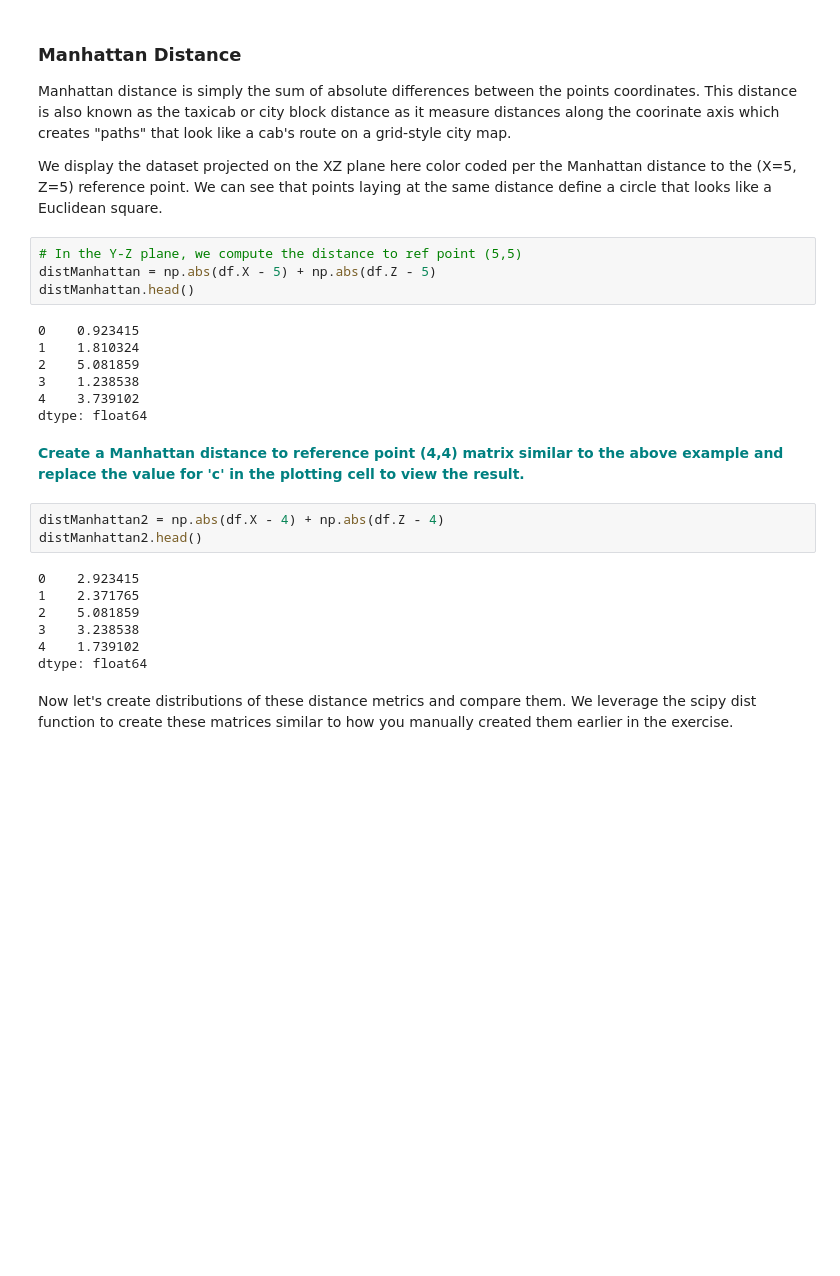
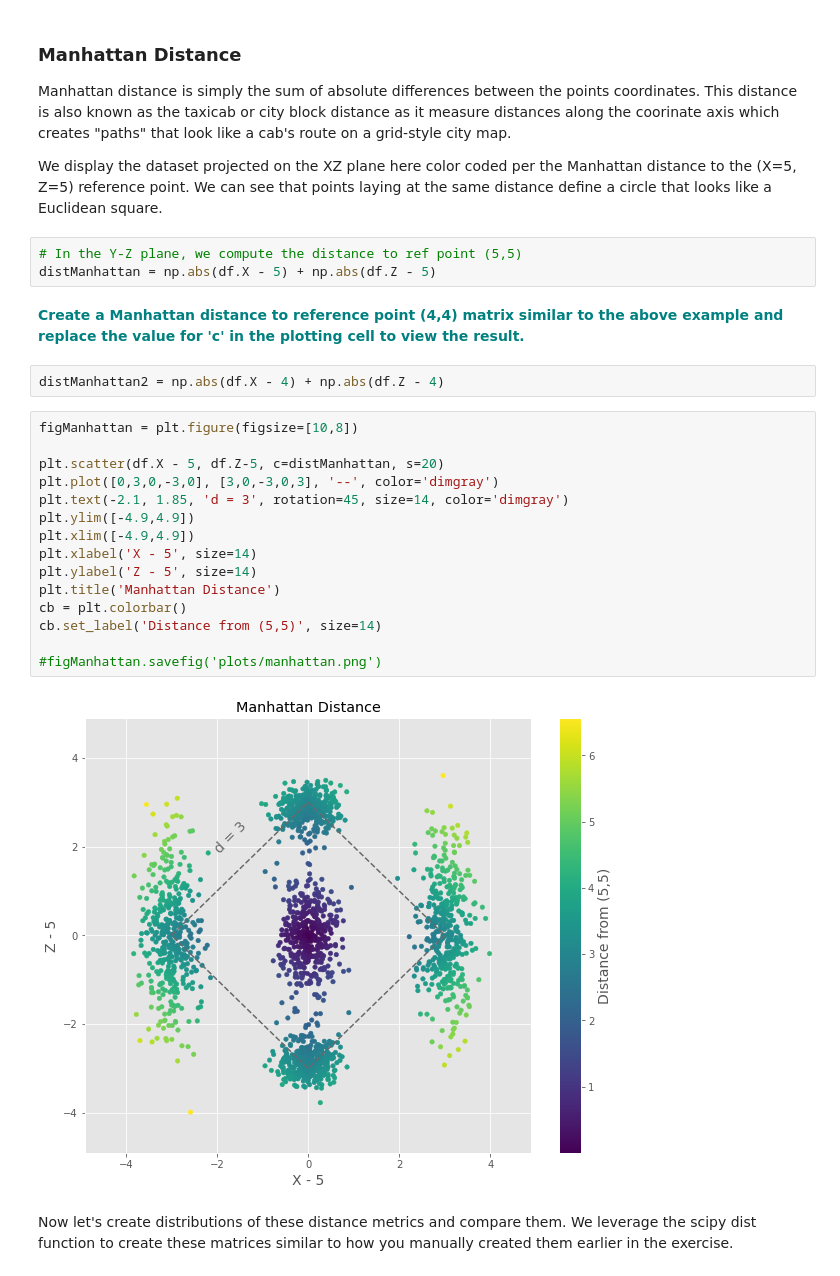
Before and after one commit to FayD21/Springboard-Coursework, a Jupyter notebook: Euclidean-and-Manhattan-Distances-Case-Study/Euclidean_and_Manhattan_Distances_Case_Study.ipynb, the cells around one changed output. Drawn from its saved outputs; the diff is of its cells as text; blank space fills up the shorter version.

```diff
--- a/Euclidean-and-Manhattan-Distances-Case-Study/Euclidean_and_Manhattan_Distances_Case_Study.ipynb
+++ b/Euclidean-and-Manhattan-Distances-Case-Study/Euclidean_and_Manhattan_Distances_Case_Study.ipynb
@@ -77,26 +61,27 @@ We display the dataset projected on the XZ plane here color coded per the Manhat
 # %%
 # In the Y-Z plane, we compute the distance to ref point (5,5)
 distManhattan = np.abs(df.X - 5) + np.abs(df.Z - 5)
-distManhattan.head()
-# %% [output]
-0    0.923415
-1    1.810324
-2    5.081859
-3    1.238538
-4    3.739102
-dtype: float64
 # %% [markdown]
 **<font color='teal'>Create a Manhattan distance to reference point (4,4) matrix similar to the above example and replace the value for 'c' in the plotting cell to view the result.</font>**
 # %%
 distManhattan2 = np.abs(df.X - 4) + np.abs(df.Z - 4)
-distManhattan2.head()
-# %% [output]
-0    2.923415
-1    2.371765
-2    5.081859
-3    3.238538
-4    1.739102
-dtype: float64
+# %%
+figManhattan = plt.figure(figsize=[10,8])
+
+plt.scatter(df.X - 5, df.Z-5, c=distManhattan, s=20)
+plt.plot([0,3,0,-3,0], [3,0,-3,0,3], '--', color='dimgray')
+plt.text(-2.1, 1.85, 'd = 3', rotation=45, size=14, color='dimgray')
+plt.ylim([-4.9,4.9])
+plt.xlim([-4.9,4.9])
+plt.xlabel('X - 5', size=14)
+plt.ylabel('Z - 5', size=14)
+plt.title('Manhattan Distance')
+cb = plt.colorbar()
+cb.set_label('Distance from (5,5)', size=14)
+
+#figManhattan.savefig('plots/manhattan.png')
+# %% [output]
+[figure, added]
 # %% [markdown]
 Now let's create distributions of these distance metrics and compare them. We leverage the scipy dist function to create these matrices similar to how you manually created them earlier in the exercise.
 # %%
```
Also changed, not shown: parts of 4 cells of this notebook.
